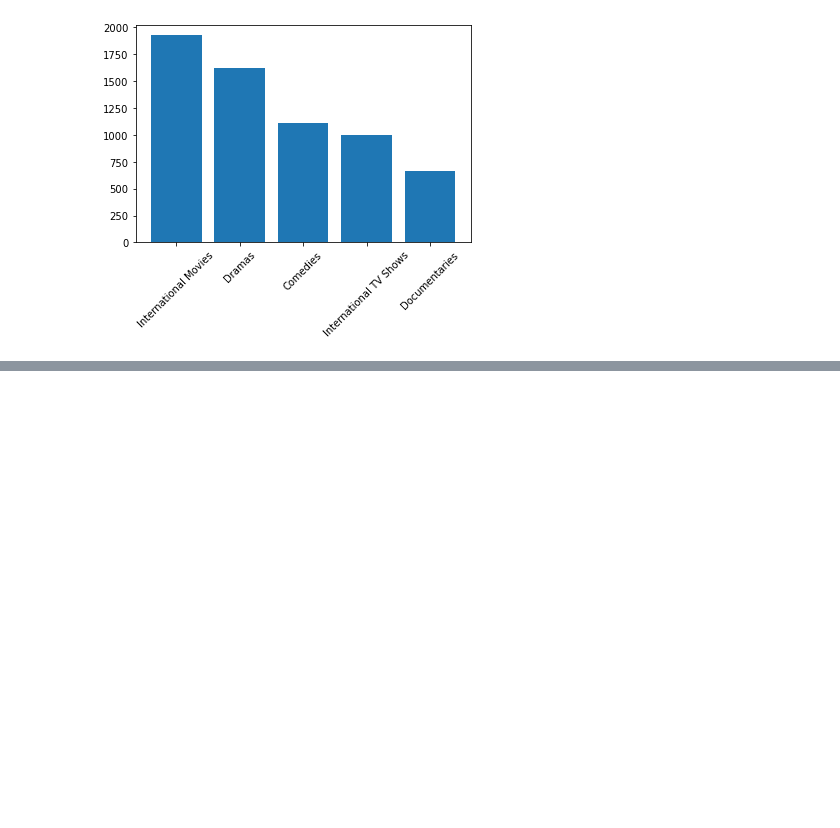
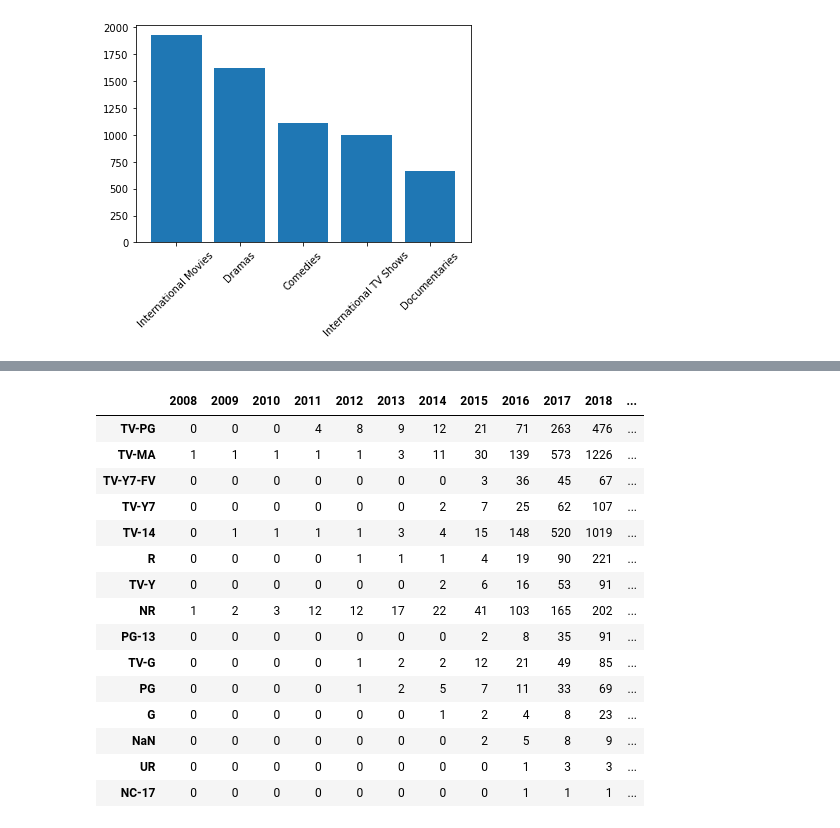
Before and after one commit to willhwh/DS_60Days, a Jupyter notebook: project1_nf.ipynb, the cells around one changed output, grey strips where cells are left out. Cells and saved outputs as stored; diff of their text form; code cells hidden in the pictures; blank space fills up the shorter version.

```diff
--- a/project1_nf.ipynb
+++ b/project1_nf.ipynb
@@ -719,0 +706,4 @@ plt.xticks(temp['add_year'].sort_values('add_year').unique())
+# %%
+target = nf[['add_year','rating']]
+rating_list = list(target['rating'].unique())
+rating_list
@@ -719,0 +752,20 @@ plt.xticks(temp['add_year'].sort_values('add_year').unique())
+# %%
+df = df.drop(0,axis=1)
+df
+# %% [output]
+|  | 2008 | 2009 | 2010 | 2011 | 2012 | 2013 | 2014 | 2015 | 2016 | 2017 | 2018 | ... |
+| TV-PG | 0 | 0 | 0 | 4 | 8 | 9 | 12 | 21 | 71 | 263 | 476 | ... |
+| TV-MA | 1 | 1 | 1 | 1 | 1 | 3 | 11 | 30 | 139 | 573 | 1226 | ... |
+| TV-Y7-FV | 0 | 0 | 0 | 0 | 0 | 0 | 0 | 3 | 36 | 45 | 67 | ... |
+| TV-Y7 | 0 | 0 | 0 | 0 | 0 | 0 | 2 | 7 | 25 | 62 | 107 | ... |
+| TV-14 | 0 | 1 | 1 | 1 | 1 | 3 | 4 | 15 | 148 | 520 | 1019 | ... |
+| R | 0 | 0 | 0 | 0 | 1 | 1 | 1 | 4 | 19 | 90 | 221 | ... |
+| TV-Y | 0 | 0 | 0 | 0 | 0 | 0 | 2 | 6 | 16 | 53 | 91 | ... |
+| NR | 1 | 2 | 3 | 12 | 12 | 17 | 22 | 41 | 103 | 165 | 202 | ... |
+| PG-13 | 0 | 0 | 0 | 0 | 0 | 0 | 0 | 2 | 8 | 35 | 91 | ... |
+| TV-G | 0 | 0 | 0 | 0 | 1 | 2 | 2 | 12 | 21 | 49 | 85 | ... |
+| PG | 0 | 0 | 0 | 0 | 1 | 2 | 5 | 7 | 11 | 33 | 69 | ... |
+| G | 0 | 0 | 0 | 0 | 0 | 0 | 1 | 2 | 4 | 8 | 23 | ... |
+| NaN | 0 | 0 | 0 | 0 | 0 | 0 | 0 | 2 | 5 | 8 | 9 | ... |
+| UR | 0 | 0 | 0 | 0 | 0 | 0 | 0 | 0 | 1 | 3 | 3 | ... |
+| NC-17 | 0 | 0 | 0 | 0 | 0 | 0 | 0 | 0 | 1 | 1 | 1 | ... |
```
Also changed, not shown: parts of 32 cells of this notebook.
